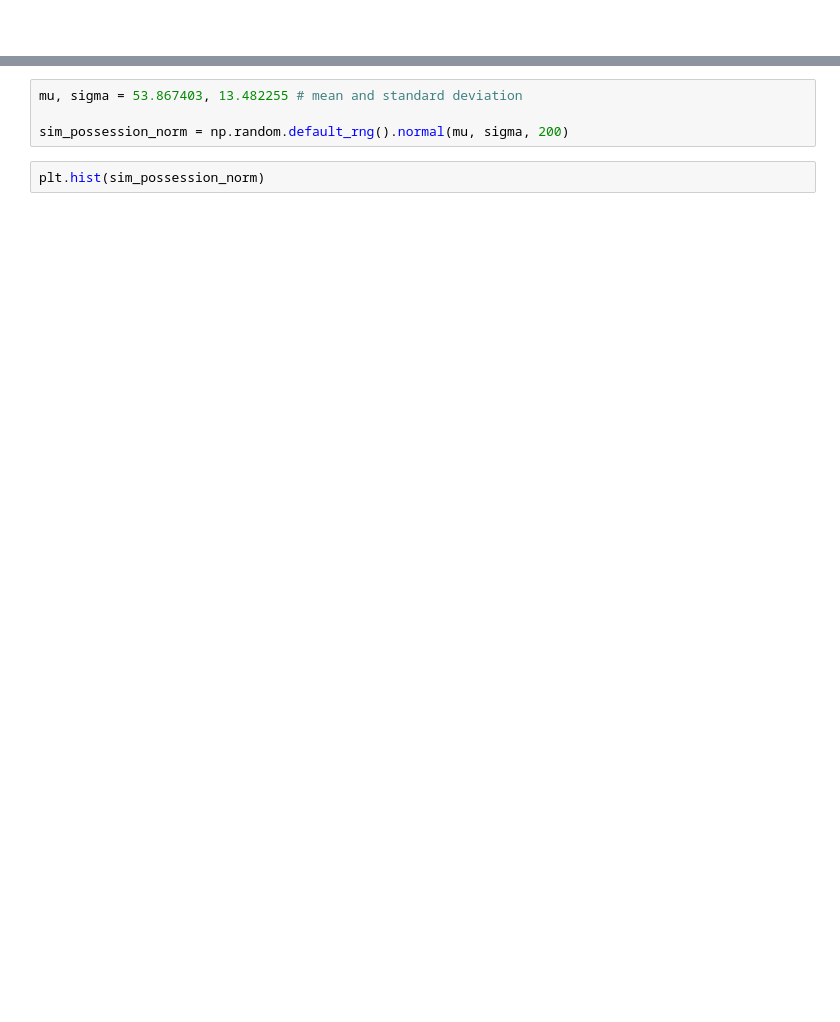
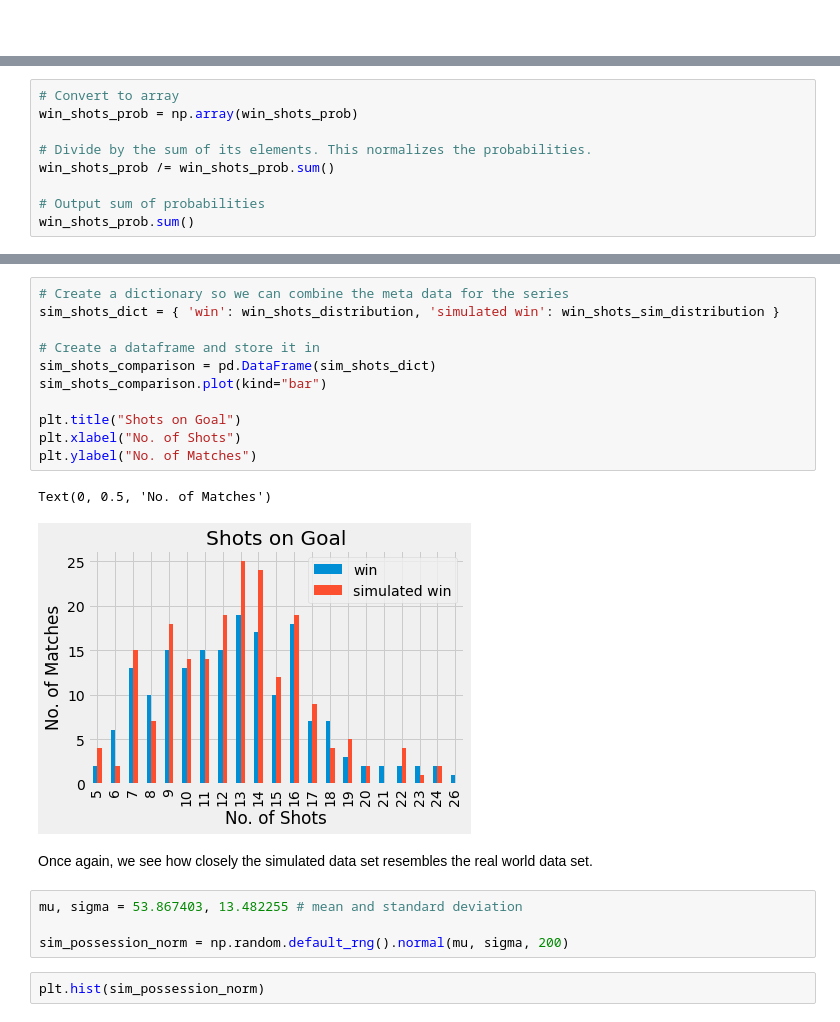
Before and after one commit to colm-o-caoimh/FootballSimulation, a Jupyter notebook: PDA_Project2020.ipynb, the cells around one changed output, grey strips where cells are left out. Saved outputs shown, nothing was run; the diff lists cells and outputs as text; blank space fills up the shorter version.

```diff
--- a/PDA_Project2020.ipynb
+++ b/PDA_Project2020.ipynb
@@ -995,0 +959,9 @@ len(win_shots)
+# %%
+# Convert to array
+win_shots_prob = np.array(win_shots_prob)
+
+# Divide by the sum of its elements. This normalizes the probabilities.
+win_shots_prob /= win_shots_prob.sum()
+
+# Output sum of probabilities
+win_shots_prob.sum()
@@ -996,3 +1001,19 @@ len(win_shots)
+# %%
+# Create a dictionary so we can combine the meta data for the series
+sim_shots_dict = { 'win': win_shots_distribution, 'simulated win': win_shots_sim_distribution }
+
+# Create a dataframe and store it in
+sim_shots_comparison = pd.DataFrame(sim_shots_dict)
+sim_shots_comparison.plot(kind="bar")
+
+plt.title("Shots on Goal")
+plt.xlabel("No. of Shots")
+plt.ylabel("No. of Matches")
+# %% [output]
+Text(0, 0.5, 'No. of Matches')
+[figure, added]
+# %% [markdown]
+Once again, we see how closely the simulated data set resembles the real world data set.
 # %%
 mu, sigma = 53.867403, 13.482255 # mean and standard deviation
 
```
Also changed, not shown: parts of 56 cells of this notebook.
